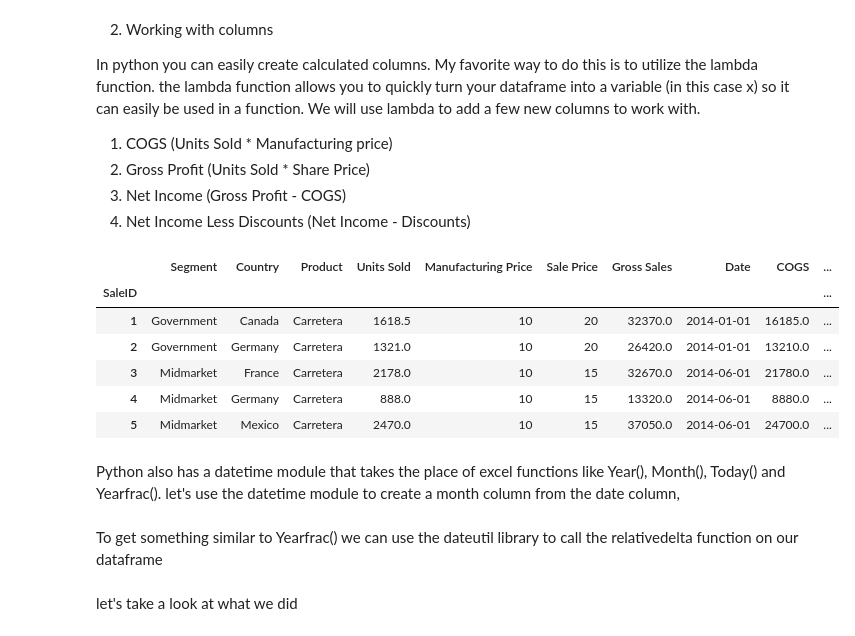
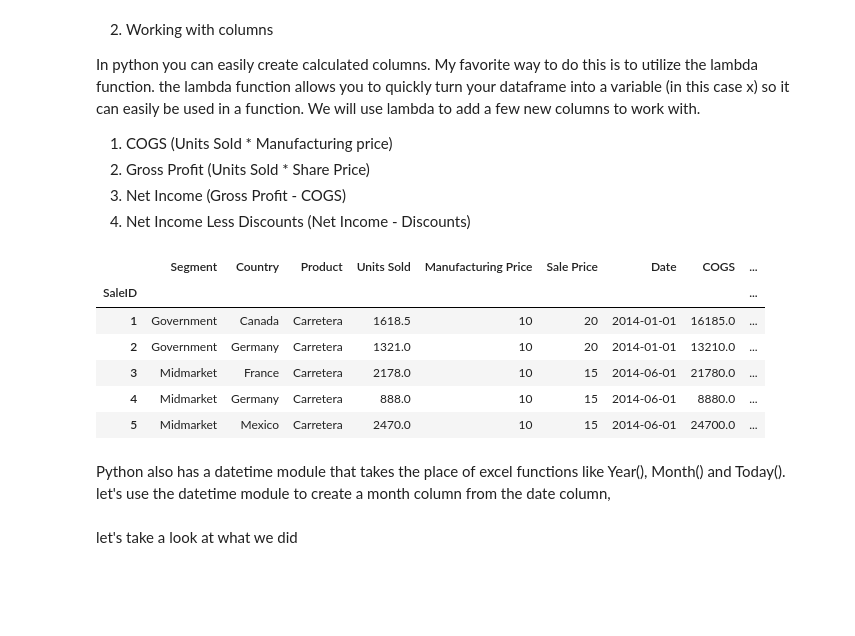
Before and after one commit to justinballas/Articles, a Jupyter notebook: Excel_Python_Article.ipynb, the cells around one changed output. Saved outputs shown, nothing was run; the diff lists cells and outputs as text; code cells hidden in the pictures; blank space fills up the shorter version.

```diff
--- a/Excel_Python_Article.ipynb
+++ b/Excel_Python_Article.ipynb
@@ -46,22 +53,22 @@ In python you can easily create calculated columns. My favorite way to do this i
 # %%
 df['COGS'] = df.apply(lambda x: x['Units Sold'] * x['Manufacturing Price'],axis=1)
 
 df['Gross Profit'] = df.apply(lambda x: x['Units Sold'] * x['Sale Price'], axis=1)
 
 df['Net Income'] = df.apply(lambda x: x['Gross Profit'] - x['COGS'], axis=1)
 
+df['Margin'] = df.apply(lambda x: x['Net Income'] / x['Gross Profit'], axis=1)
+
 df.head()
 # %% [output]
-|  | Segment | Country | Product | Units Sold | Manufacturing Price | Sale Price | Gross Sales | Date | COGS | ... |
-| SaleID |  |  |  |  |  |  |  |  |  | ... |
-| 1 | Government | Canada | Carretera | 1618.5 | 10 | 20 | 32370.0 | 2014-01-01 | 16185.0 | ... |
-| 2 | Government | Germany | Carretera | 1321.0 | 10 | 20 | 26420.0 | 2014-01-01 | 13210.0 | ... |
-| 3 | Midmarket | France | Carretera | 2178.0 | 10 | 15 | 32670.0 | 2014-06-01 | 21780.0 | ... |
-| 4 | Midmarket | Germany | Carretera | 888.0 | 10 | 15 | 13320.0 | 2014-06-01 | 8880.0 | ... |
-| 5 | Midmarket | Mexico | Carretera | 2470.0 | 10 | 15 | 37050.0 | 2014-06-01 | 24700.0 | ... |
+|  | Segment | Country | Product | Units Sold | Manufacturing Price | Sale Price | Date | COGS | ... |
+| SaleID |  |  |  |  |  |  |  |  | ... |
+| 1 | Government | Canada | Carretera | 1618.5 | 10 | 20 | 2014-01-01 | 16185.0 | ... |
+| 2 | Government | Germany | Carretera | 1321.0 | 10 | 20 | 2014-01-01 | 13210.0 | ... |
+| 3 | Midmarket | France | Carretera | 2178.0 | 10 | 15 | 2014-06-01 | 21780.0 | ... |
+| 4 | Midmarket | Germany | Carretera | 888.0 | 10 | 15 | 2014-06-01 | 8880.0 | ... |
+| 5 | Midmarket | Mexico | Carretera | 2470.0 | 10 | 15 | 2014-06-01 | 24700.0 | ... |
 # %% [markdown]
-Python also has a datetime module that takes the place of excel functions like Year(), Month(), Today() and Yearfrac(). let's use the datetime module to create a month column from the date column,
+Python also has a datetime module that takes the place of excel functions like Year(), Month() and Today(). let's use the datetime module to create a month column from the date column,
 # %%
 df['Month'] = df['Date'].apply(lambda x: dt.datetime.strftime(x, '%B'))
-# %% [markdown]
-To get something similar to Yearfrac() we can use the dateutil library to call the relativedelta function on our dataframe
```
Also changed, not shown: parts of 16 cells of this notebook.
